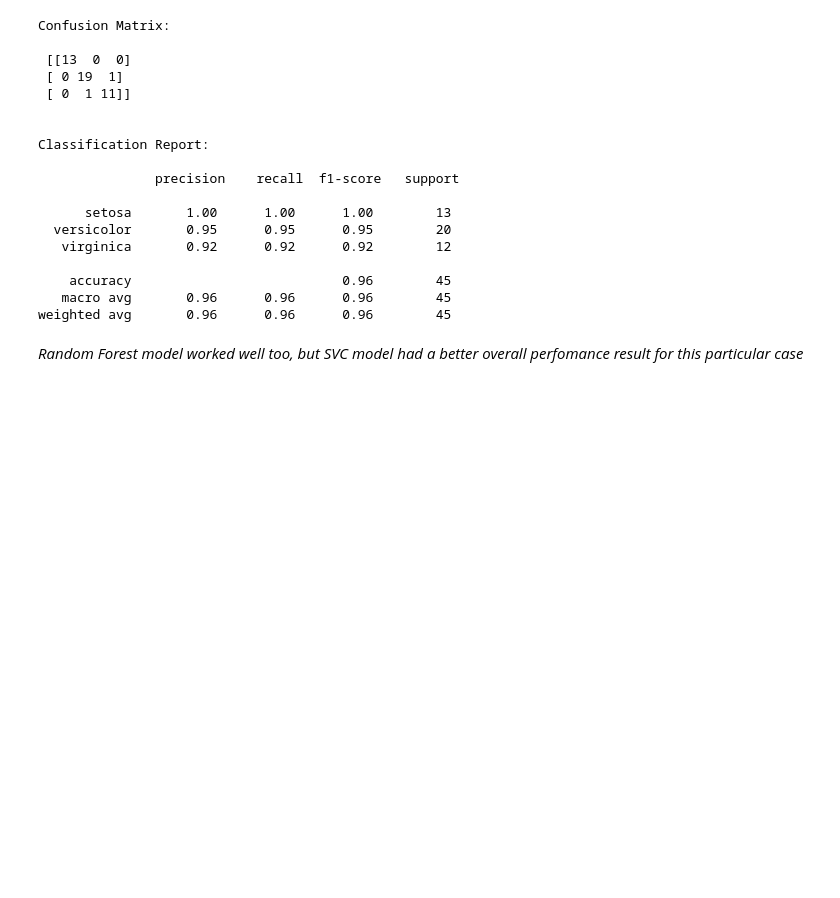
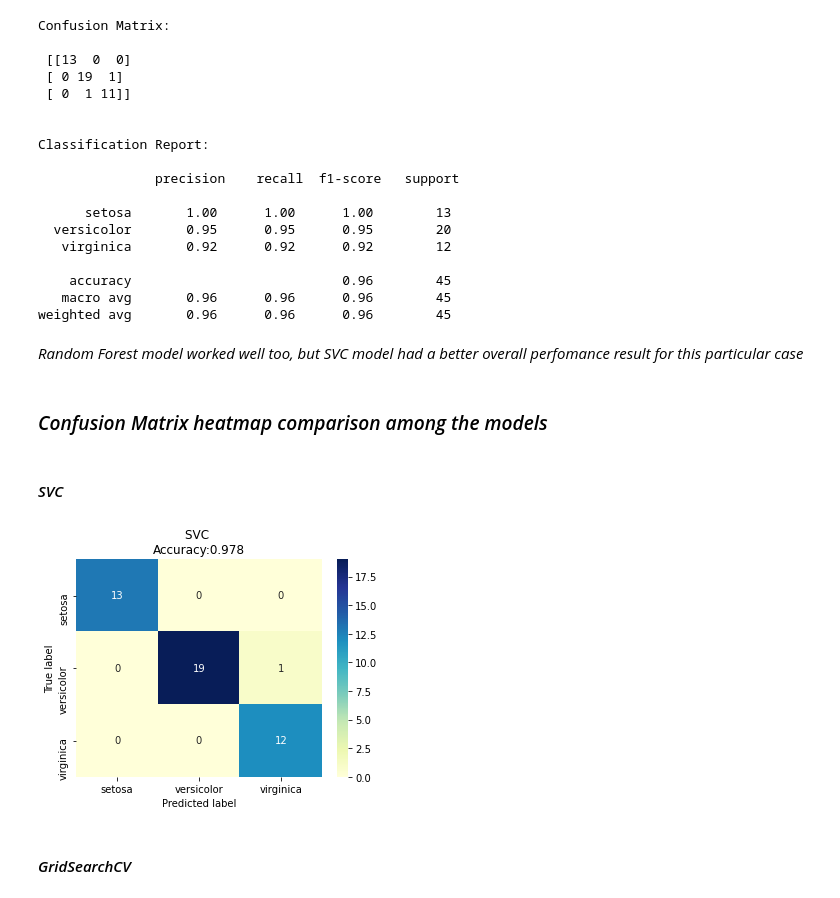
Before and after one commit to bereoff/iris_project, a Jupyter notebook: data_model_building.ipynb, the cells around one changed output. Drawn from its saved outputs; the diff is of its cells as text; code cells hidden in the pictures; blank space fills up the shorter version.

```diff
--- a/data_model_building.ipynb
+++ b/data_model_building.ipynb
@@ -25,7 +26,7 @@ iris.head()
 from sklearn.model_selection import train_test_split
 # %%
 X = iris.drop('species',axis=1)
-y = iris['species']
+y,levels = pd.factorize(iris['species'])
 X_train, X_test, y_train, y_test = train_test_split(X, y, test_size=0.3, random_state=101)
 # %% [markdown]
 ### *SVC*
@@ -173,7 +174,7 @@ weighted avg       0.96      0.96      0.96        45
 from sklearn.ensemble import RandomForestClassifier
 # %%
 X = iris.drop('species',axis=1)
-y = iris['species']
+y,levels = pd.factorize(iris['species'])
 X_train, X_test, y_train, y_test = train_test_split(X, y, test_size=0.3,random_state=101)
 # %% [markdown]
 *Model training*
@@ -221,3 +222,24 @@ Classification Report:
 weighted avg       0.96      0.96      0.96        45
 # %% [markdown]
 *Random Forest model worked well too, but SVC model had a better overall perfomance result for this particular case*
+# %% [markdown]
+### *Confusion Matrix heatmap comparison among the models*
+# %% [markdown]
+#### *SVC*
+# %%
+cf_svc = confusion_matrix(y_test,predictions)
+# %%
+hm_svc = pd.DataFrame(cf_svc,
+                     index = ['setosa','versicolor','virginica'],
+                     columns = ['setosa','versicolor','virginica'])
+# %%
+plt.figure(figsize=(5.5,4))
+sns.heatmap(hm_svc, annot=True,cmap='YlGnBu')
+plt.title('SVC \nAccuracy:{0:.3f}'.format(accuracy_score(y_test, predictions)))
+plt.ylabel('True label')
+plt.xlabel('Predicted label')
+plt.show()
+# %% [output]
+[figure, added]
+# %% [markdown]
+#### *GridSearchCV*
```
Also changed, not shown: parts of 14 cells of this notebook, 4 other files.
